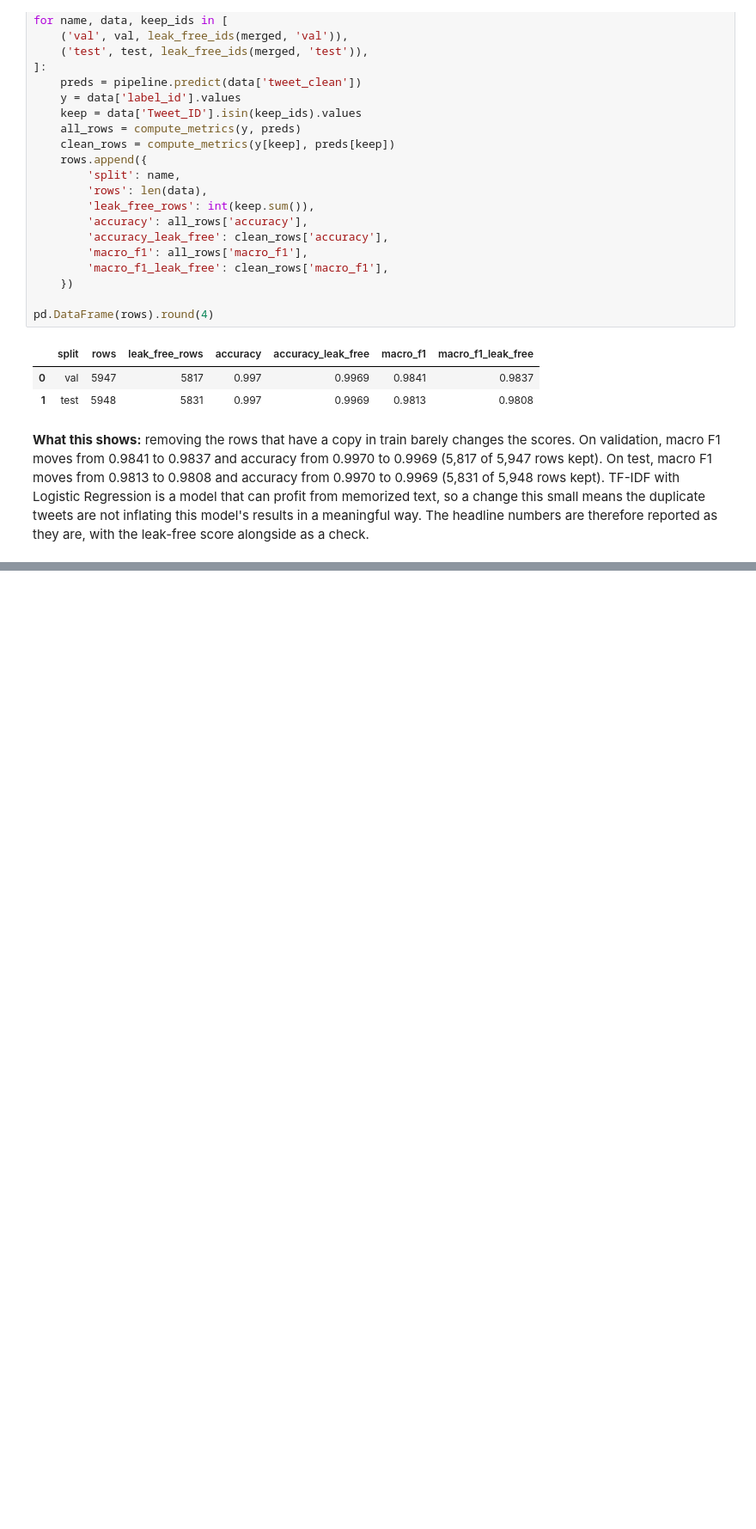
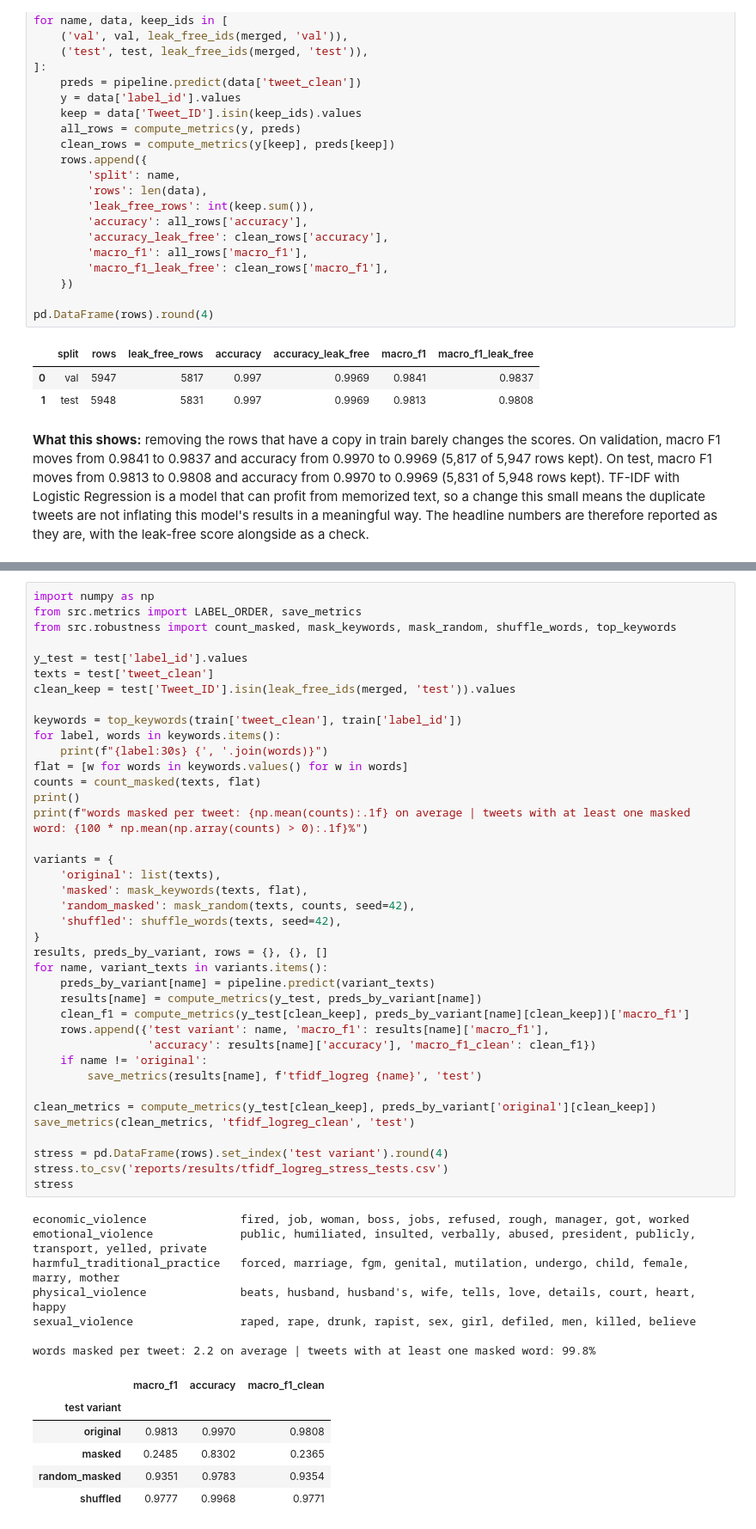
Before and after one commit to Ebi-Tech/NLP-and-Language-Technologies, a Jupyter notebook: notebooks/02_baseline_models.ipynb, the cells around one changed output, grey strips where cells are left out. Shown at 86% size. Cells and saved outputs as stored; diff of their text form; blank space fills up the shorter version.

Commit message:
Part 1: add stress tests, comparison row and experiment log to the baseline notebook and report

```diff
--- a/notebooks/02_baseline_models.ipynb
+++ b/notebooks/02_baseline_models.ipynb
@@ -202,0 +211,53 @@ pd.DataFrame(rows).round(4)
+# %%
+import numpy as np
+from src.metrics import LABEL_ORDER, save_metrics
+from src.robustness import count_masked, mask_keywords, mask_random, shuffle_words, top_keywords
+
+y_test = test['label_id'].values
+texts = test['tweet_clean']
+clean_keep = test['Tweet_ID'].isin(leak_free_ids(merged, 'test')).values
+
+keywords = top_keywords(train['tweet_clean'], train['label_id'])
+for label, words in keywords.items():
+    print(f"{label:30s} {', '.join(words)}")
+flat = [w for words in keywords.values() for w in words]
+counts = count_masked(texts, flat)
+print()
+print(f"words masked per tweet: {np.mean(counts):.1f} on average | tweets with at least one masked word: {100 * np.mean(np.array(counts) > 0):.1f}%")
+
+variants = {
+    'original': list(texts),
+    'masked': mask_keywords(texts, flat),
+    'random_masked': mask_random(texts, counts, seed=42),
+    'shuffled': shuffle_words(texts, seed=42),
+}
+results, preds_by_variant, rows = {}, {}, []
+for name, variant_texts in variants.items():
+    preds_by_variant[name] = pipeline.predict(variant_texts)
+    results[name] = compute_metrics(y_test, preds_by_variant[name])
+    clean_f1 = compute_metrics(y_test[clean_keep], preds_by_variant[name][clean_keep])['macro_f1']
+    rows.append({'test variant': name, 'macro_f1': results[name]['macro_f1'],
+                 'accuracy': results[name]['accuracy'], 'macro_f1_clean': clean_f1})
+    if name != 'original':
+        save_metrics(results[name], f'tfidf_logreg {name}', 'test')
+
+clean_metrics = compute_metrics(y_test[clean_keep], preds_by_variant['original'][clean_keep])
+save_metrics(clean_metrics, 'tfidf_logreg_clean', 'test')
+
+stress = pd.DataFrame(rows).set_index('test variant').round(4)
+stress.to_csv('reports/results/tfidf_logreg_stress_tests.csv')
+stress
+# %% [output]
+economic_violence              fired, job, woman, boss, jobs, refused, rough, manager, got, worked
+emotional_violence             public, humiliated, insulted, verbally, abused, president, publicly, transport, yelled, private
+harmful_traditional_practice   forced, marriage, fgm, genital, mutilation, undergo, child, female, marry, mother
+physical_violence              beats, husband, husband's, wife, tells, love, details, court, heart, happy
+sexual_violence                raped, rape, drunk, rapist, sex, girl, defiled, men, killed, believe
+
+words masked per tweet: 2.2 on average | tweets with at least one masked word: 99.8%
+|  | macro_f1 | accuracy | macro_f1_clean |
+| test variant |  |  |  |
+| original | 0.9813 | 0.9970 | 0.9808 |
+| masked | 0.2485 | 0.8302 | 0.2365 |
+| random_masked | 0.9351 | 0.9783 | 0.9354 |
+| shuffled | 0.9777 | 0.9968 | 0.9771 |
```
Also changed, not shown: parts of 7 cells of this notebook, 1 other file.
